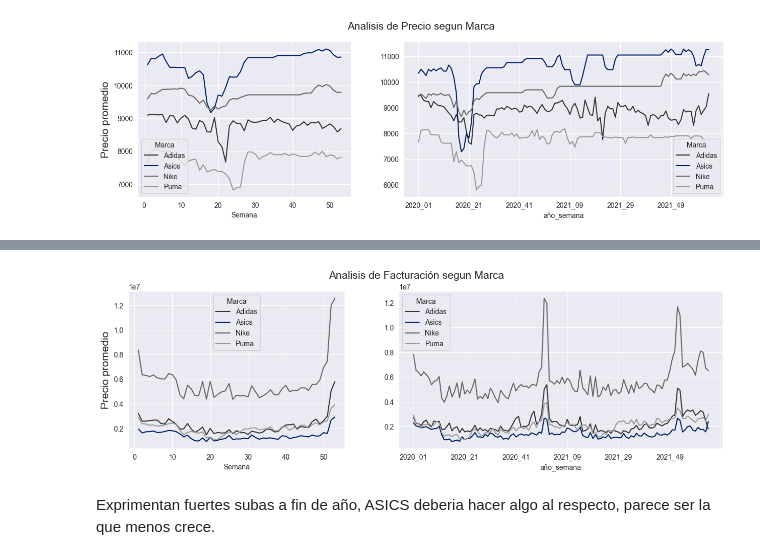
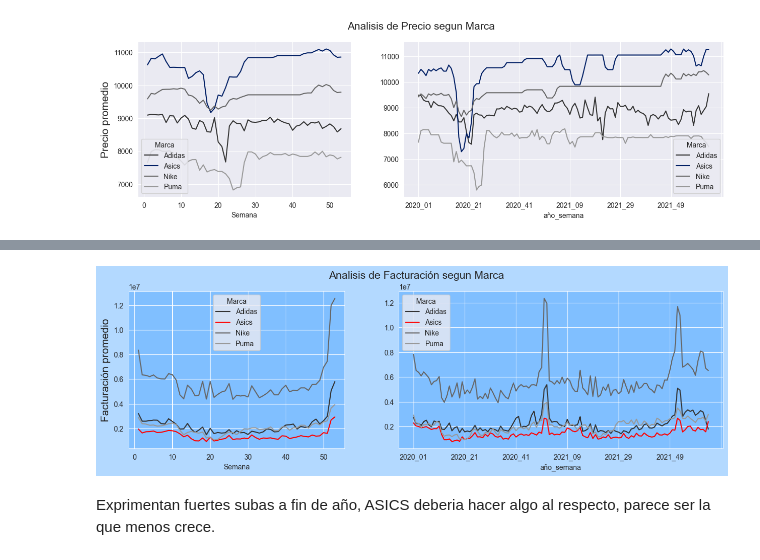
Before and after one commit to adelgado24/TP_final_analitica, a Jupyter notebook: main (1).ipynb, the cells around one changed output, grey strips where cells are left out. Cells and saved outputs as stored; diff of their text form; code cells hidden in the pictures.

```diff
--- a/main (1).ipynb
+++ b/main (1).ipynb
@@ -147,26 +296,34 @@ plt.show()
 # %%
-colors = ['#333333','#001e64', '#666666', '#999999']
+colors = ['#333333','red', '#666666', '#999999']
 
 analisis = 'Marca'
 valores = 'Facturación'
 
 fig, axes = plt.subplots(nrows=1, ncols=2, figsize=(15, 4), gridspec_kw={'width_ratios': [1, 1.5]})
 
 #Plot Semanas acumuladas
-pivot_precio = df.pivot_table(index = 'Nombre Semana', columns = analisis, values = valores, aggfunc='mean').reset_index()
-pivot_precio["Nombre Semana"] = pivot_precio["Nombre Semana"].str.split(" ").str[1].astype(int)
-pivot_precio = pivot_precio.sort_values(by = "Nombre Semana").set_index('Nombre Semana')
-pivot_precio.plot(color = colors,ax=axes[0], xlabel = 'Semana')
-axes[0].set_ylabel("Precio promedio", fontsize = 15)
+pivot_facturacion = df.pivot_table(index = 'Nombre Semana', columns = analisis, values = valores, aggfunc='mean').reset_index()
+pivot_facturacion["Nombre Semana"] = pivot_facturacion["Nombre Semana"].str.split(" ").str[1].astype(int)
+pivot_facturacion = pivot_facturacion.sort_values(by = "Nombre Semana").set_index('Nombre Semana')
+pivot_facturacion.plot(color = colors,ax=axes[0], xlabel = 'Semana')
+axes[0].set_ylabel("Facturación promedio", fontsize = 15)
 
 #plot evolucion
-pivot_evolucion_precio = df.pivot_table(index = 'semana_año', columns= analisis, values= valores, aggfunc= 'mean')
-pivot_evolucion_precio.plot(color = colors, ax = axes[1], xlabel = "año_semana")
+pivot_evolucion_facturacion = df.pivot_table(index = 'semana_año', columns= analisis, values= valores, aggfunc= 'mean')
+pivot_evolucion_facturacion.plot(color = colors, ax = axes[1], xlabel = "año_semana")
+
+# Set background color for each subplot
+axes[0].set_facecolor('#80bfff')  # Set the background color for the first subplot
+axes[1].set_facecolor('#80bfff')  # Set the background color for the second subplot
+
+# Set background color for the entire figure
+fig.patch.set_facecolor('#b3d9ff')
 
 #plot show
 fig.suptitle(f'Analisis de {valores} segun {analisis}', fontsize = 15)
+plt.savefig('imagenes/evolucion_facturacion.jpg',format = 'jpg', dpi = 300)
 plt.show()
 # %% [output]
-[figure, old version]
+[figure, new version]
 # %% [markdown]
 Exprimentan fuertes subas a fin de año, ASICS deberia hacer algo al respecto, parece ser la que menos crece.
```
Also changed, not shown: parts of 58 cells of this notebook.
